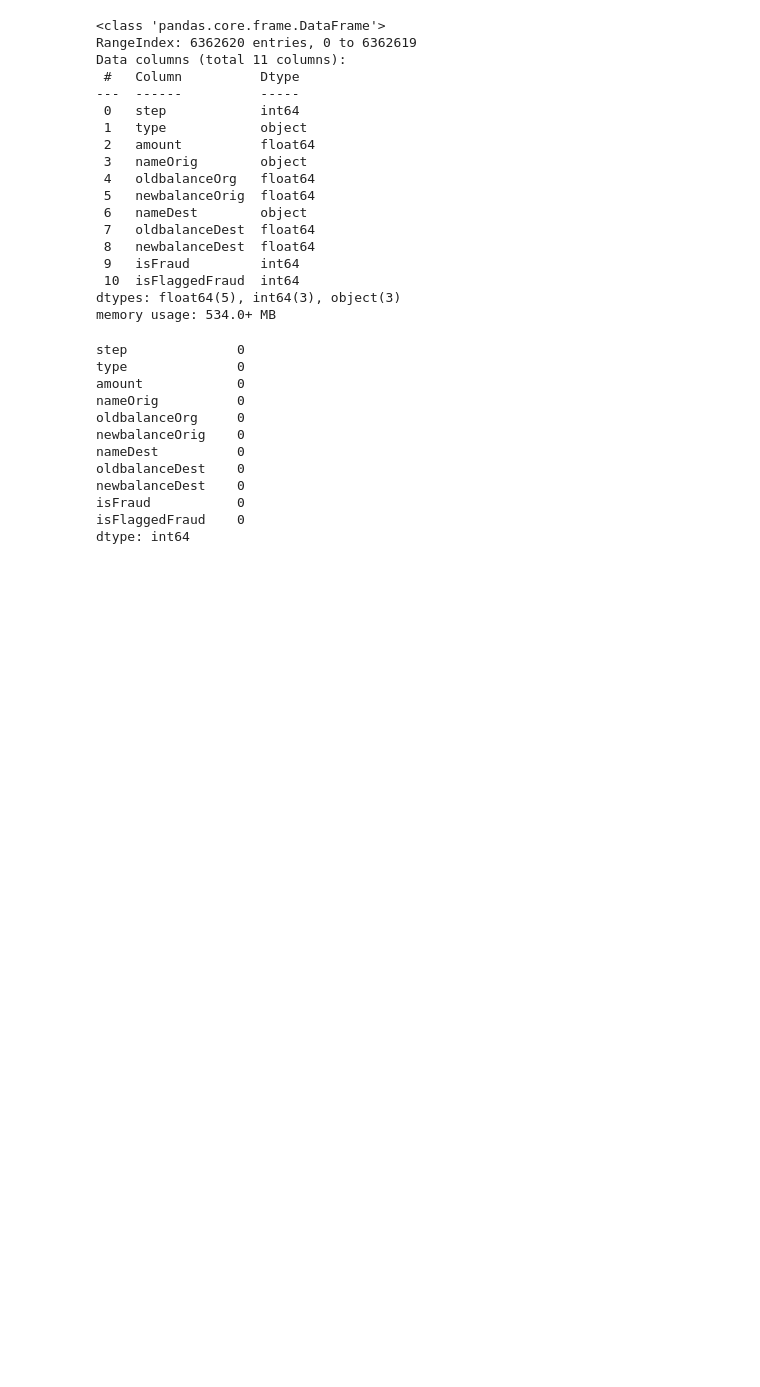
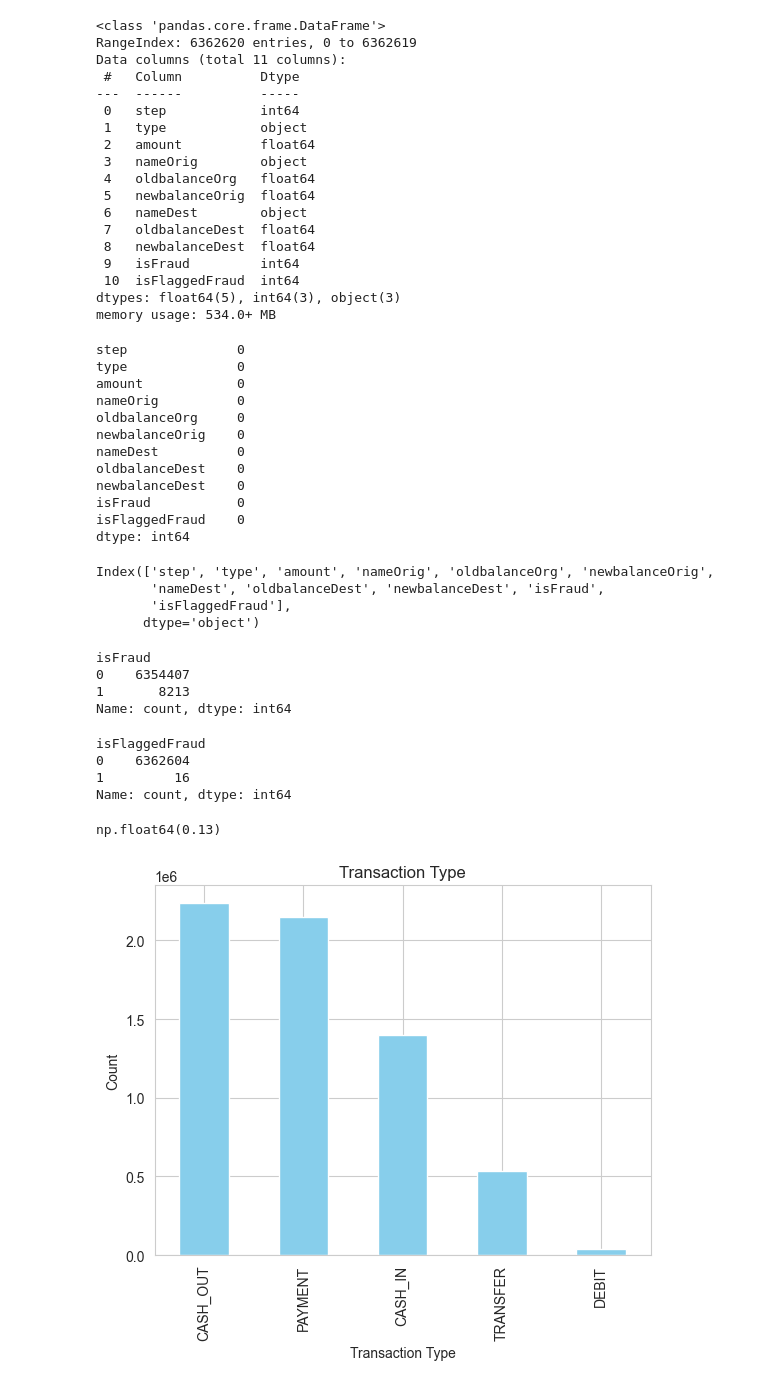
Before and after one commit to HamzaImtiaz03/Fraud_Detection_System, a Jupyter notebook: EDA _and_Model_Trainer.ipynb, the cells around one changed output. Drawn from its saved outputs; the diff is of its cells as text; code cells hidden in the pictures; blank space fills up the shorter version.

```diff
--- a/EDA _and_Model_Trainer.ipynb
+++ b/EDA _and_Model_Trainer.ipynb
@@ -3,6 +5,10 @@ import pandas as pd
 import numpy as np
 import matplotlib.pyplot as plt
 import seaborn as sns
+# %%
+import warnings
+warnings.filterwarnings("ignore")
+sns.set_style("whitegrid")
 # %%
 df = pd.read_csv('dataset.csv')
 # %%
@@ -54,3 +60,35 @@ newbalanceDest    0
 isFraud           0
 isFlaggedFraud    0
 dtype: int64
+# %%
+df.columns
+# %% [output]
+Index(['step', 'type', 'amount', 'nameOrig', 'oldbalanceOrg', 'newbalanceOrig',
+       'nameDest', 'oldbalanceDest', 'newbalanceDest', 'isFraud',
+       'isFlaggedFraud'],
+      dtype='object')
+# %%
+df["isFraud"].value_counts()
+# %% [output]
+isFraud
+0    6354407
+1       8213
+Name: count, dtype: int64
+# %%
+df["isFlaggedFraud"].value_counts()
+# %% [output]
+isFlaggedFraud
+0    6362604
+1         16
+Name: count, dtype: int64
+# %%
+round((df["isFraud"].value_counts()[1] / df.shape[0] )* 100,2)
+# %% [output]
+np.float64(0.13)
+# %%
+df["type"].value_counts().plot(kind="bar", title="Transaction Type",color="skyblue")
+plt.xlabel("Transaction Type")
+plt.ylabel("Count")
+plt.show()
+# %% [output]
+[figure, added]
```
Also changed, not shown: parts of 27 cells of this notebook.
